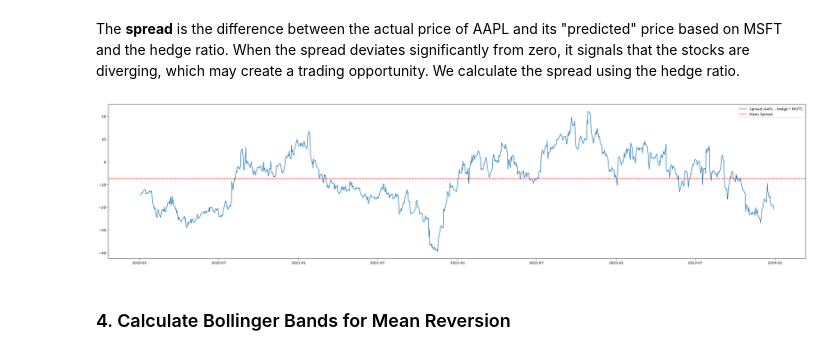
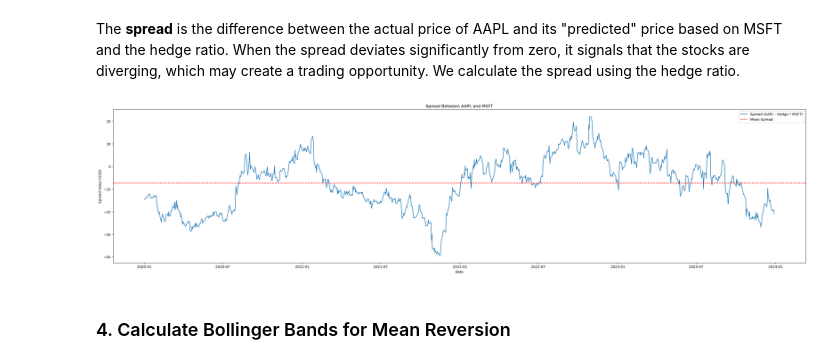
Before and after one commit to loyiwen/PairsTradingBot, a Jupyter notebook: pairs_trading_logic.ipynb, the cells around one changed output. Cells and saved outputs as stored; diff of their text form; code cells hidden in the pictures.

Commit message:
fix: added axes labels to all matplotlib graphs and corrected return graph

```diff
--- a/pairs_trading_logic.ipynb
+++ b/pairs_trading_logic.ipynb
@@ -72,15 +76,18 @@ The **spread** is the difference between the actual price of AAPL and its "predi
 # %%
 # Calculate spread
 spread = aapl_close - hedge_ratio * msft_close
 
 # Plot spread
 plt.figure(figsize=(36, 8))
 plt.plot(spread, label='Spread (AAPL - Hedge * MSFT)')
 plt.axhline(spread.mean(), color='red', linestyle='--', label='Mean Spread')
+plt.title('Spread Between AAPL and MSFT')
+plt.xlabel('Date')
+plt.ylabel('Spread Value (USD)')
 plt.legend()
 plt.show()
 # %% [output]
-[figure, old version]
+[figure, new version]
 # %% [markdown]
 ### 4. Calculate Bollinger Bands for Mean Reversion
 # %% [markdown]
```
Also changed, not shown: parts of 6 cells of this notebook.
